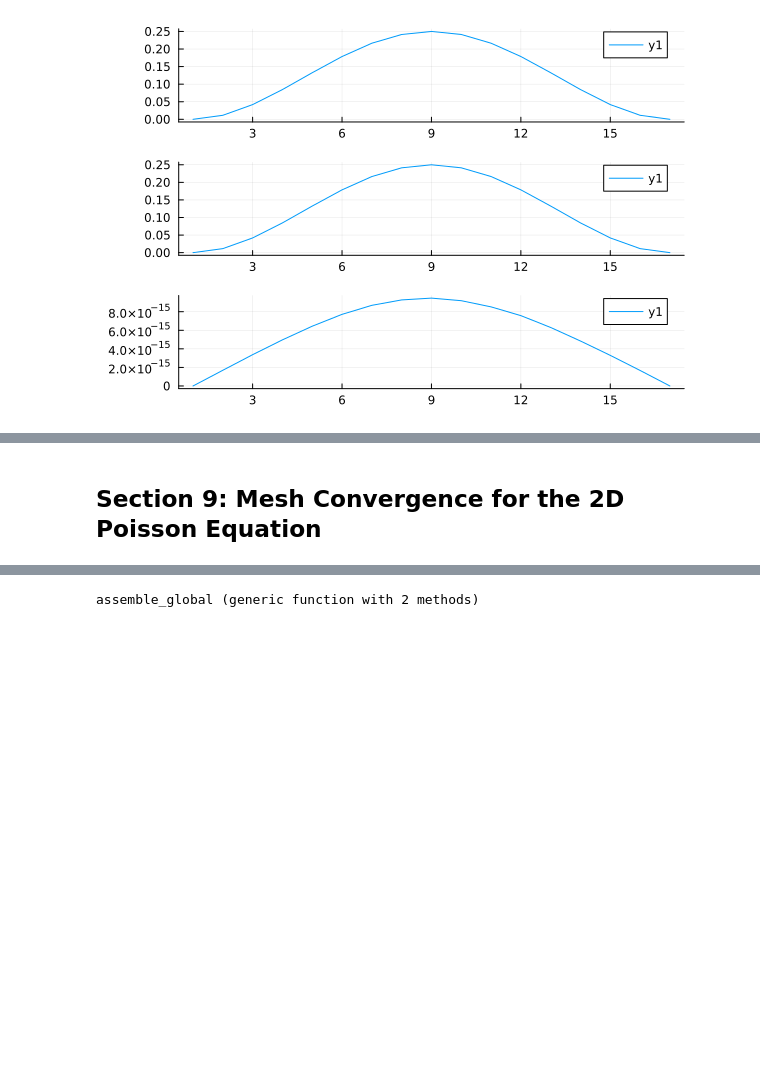
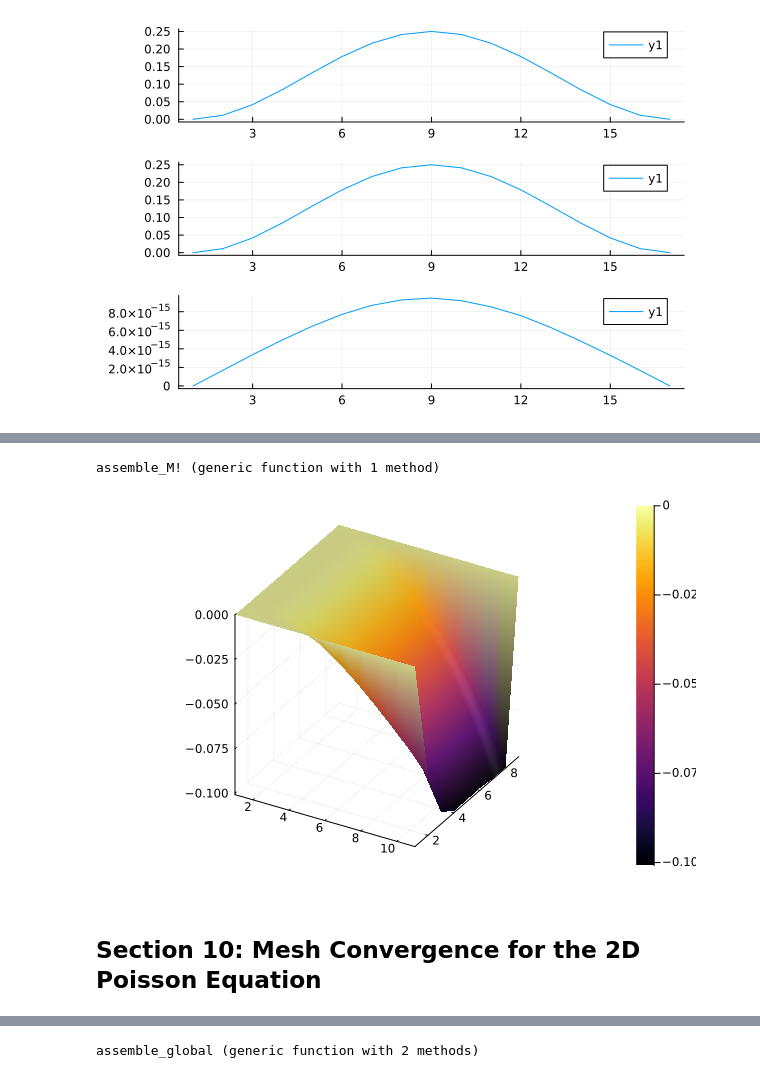
Before and after one commit to ziolai/finite_element_electrical_engineering, a Jupyter notebook: project-based-assignment/metal-hydride-storage/notebooks/for-anouchka.ipynb, the cells around one changed output, grey strips where cells are left out. Saved outputs shown, nothing was run; the diff lists cells and outputs as text; code cells hidden in the pictures; blank space fills up the shorter version.

```diff
--- a/project-based-assignment/metal-hydride-storage/notebooks/for-anouchka.ipynb
+++ b/project-based-assignment/metal-hydride-storage/notebooks/for-anouchka.ipynb
@@ -724,0 +624,31 @@ plot(p1,p2,p3, layout = (3,1))
+# %%
+function assemble_M!(M::SparseMatrixCSC, cellvalues::CellValues, dh::DofHandler)
+
+    n_basefuncs = getnbasefunctions(cellvalues)
+    Me = zeros(n_basefuncs, n_basefuncs)
+
+    assembler = start_assemble(M)
+
+    for cell in CellIterator(dh)
+
+        fill!(Me, 0)
+        reinit!(cellvalues, cell)
+
+        for q_point in 1:getnquadpoints(cellvalues)
+            dΩ = getdetJdV(cellvalues, q_point)
+
+            for i in 1:n_basefuncs
+                v = shape_value(cellvalues, q_point, i)
+                for j in 1:n_basefuncs
+                    u = shape_value(cellvalues, q_point, j)
+                    Me[i, j] += (v * u) * dΩ
+                end
+            end
+        end
+
+        assemble!(assembler, celldofs(cell), Me)
+    end
+    return M
+end
+# %% [output]
+assemble_M! (generic function with 1 method)
@@ -725,5 +701,35 @@ plot(p1,p2,p3, layout = (3,1))
+# %%
+#..set rhs function that defines the ODE..
+function myrhs!(du, u,p,t)
+    @unpack K, M, f, ch = p
+    apply!(u, ch) # adjust boundary conditions
+    # du .= M\(K*u-f)
+    du .= M\(-K*u - f)
+    # du .= M\du
+end
+
+#..set time begin and end forward..
+t0 = 0.0
+tf = 0.1
+tspan = (t0,tf)
+
+u0 = zeros(ndofs(dh))
+apply!(u0, ch);
+
+#..define ODE problem to be solved..
+prob = ODEProblem(myrhs!, u0, tspan, p)
+
+#..solve ODE problem using time integration..
+sol = DifferentialEquations.solve(prob)# , reltol = 1e-6, abstol = 1e-6, save_everystep = true)
+
+#..post-processing
+U = sol[1:nels[1]+1,:]
+
+surface(U)
+# %% [output]
+[figure, added]
 # %% [markdown]
-## Section 9: Mesh Convergence for the 2D Poisson Equation
+## Section 10: Mesh Convergence for the 2D Poisson Equation
 # %%
 # define spatially varying diffusion coefficient
 function my_diff_coeff(x)
```
Also changed, not shown: parts of 18 cells of this notebook.
